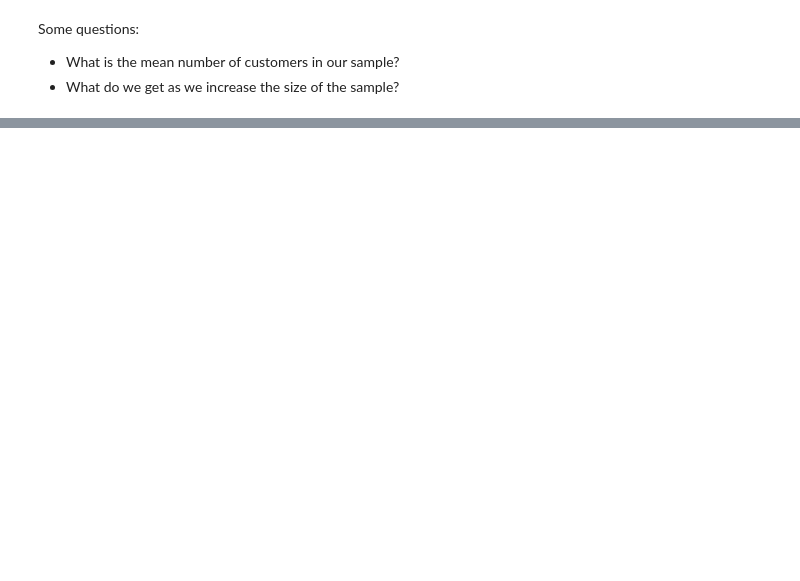
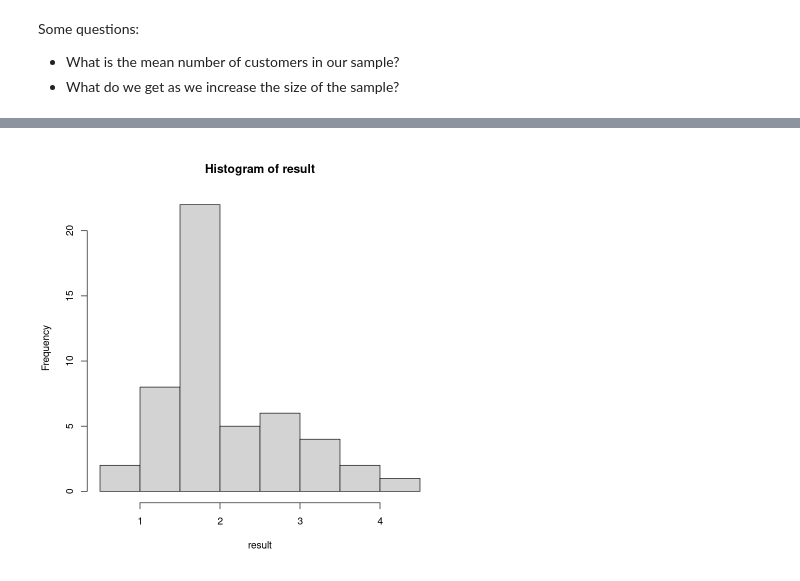
Before and after one commit to virgilpierce/MATH_550, a Jupyter notebook: _build/jupyter_execute/07-Sampling.ipynb, the cells around one changed output, grey strips where cells are left out. Cells and saved outputs as stored; diff of their text form; code cells hidden in the pictures; blank space fills up the shorter version.

```diff
--- a/_build/jupyter_execute/07-Sampling.ipynb
+++ b/_build/jupyter_execute/07-Sampling.ipynb
@@ -32,3 +40,11 @@ Suppose we were to treat the mean of the sample $\bar{Y}$ as a random variable i
+# %%
+result <- c()
+for (k in 1:50) {
+    result <- c(result, mean(rpois(5, 2)) )
+}
+hist(result)
+# %% [output]
+[figure, added]
 # %% [markdown]
 ## Sampling
 
```
Also changed, not shown: parts of 8 cells of this notebook, 10 other files.
